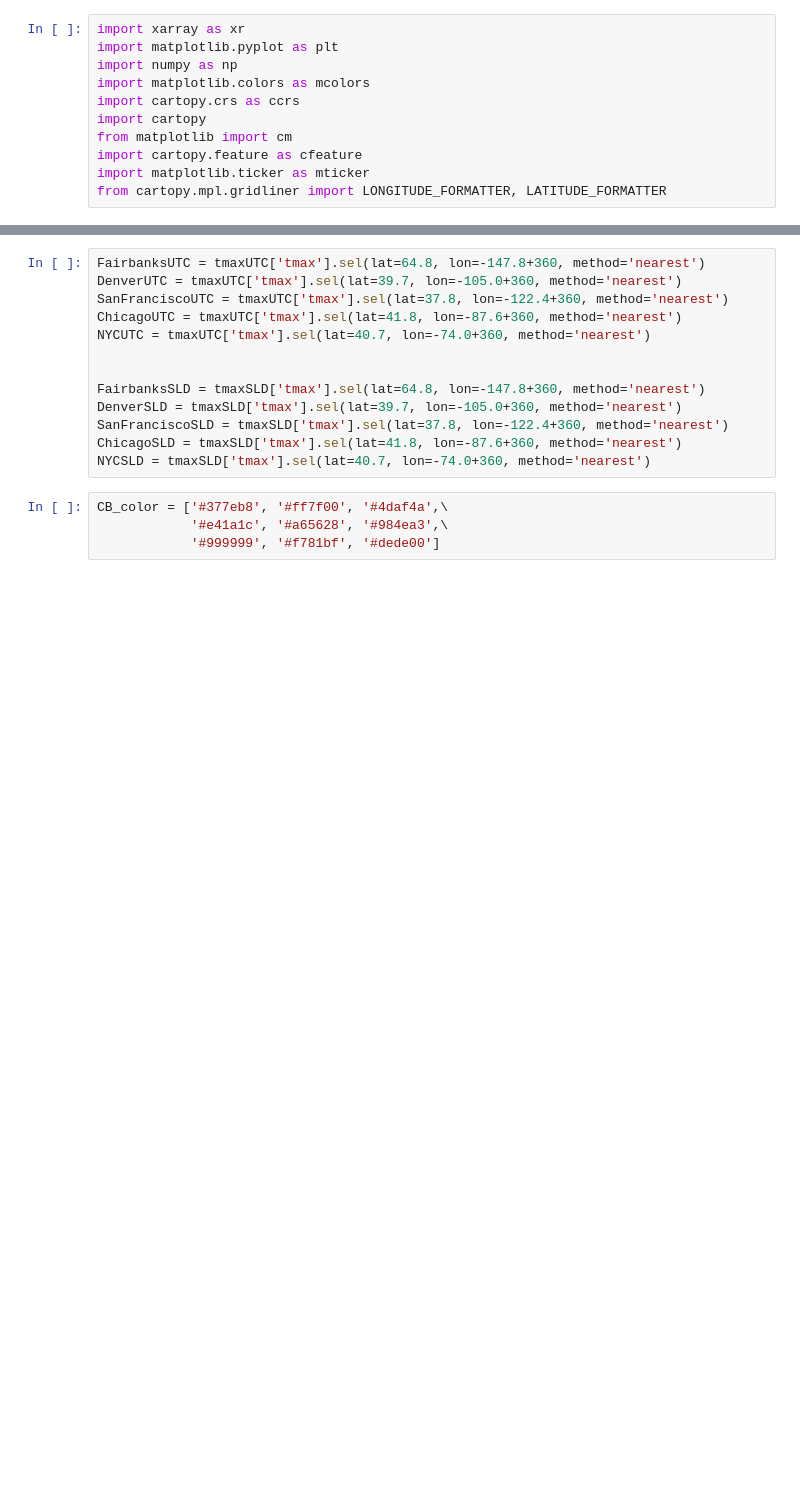
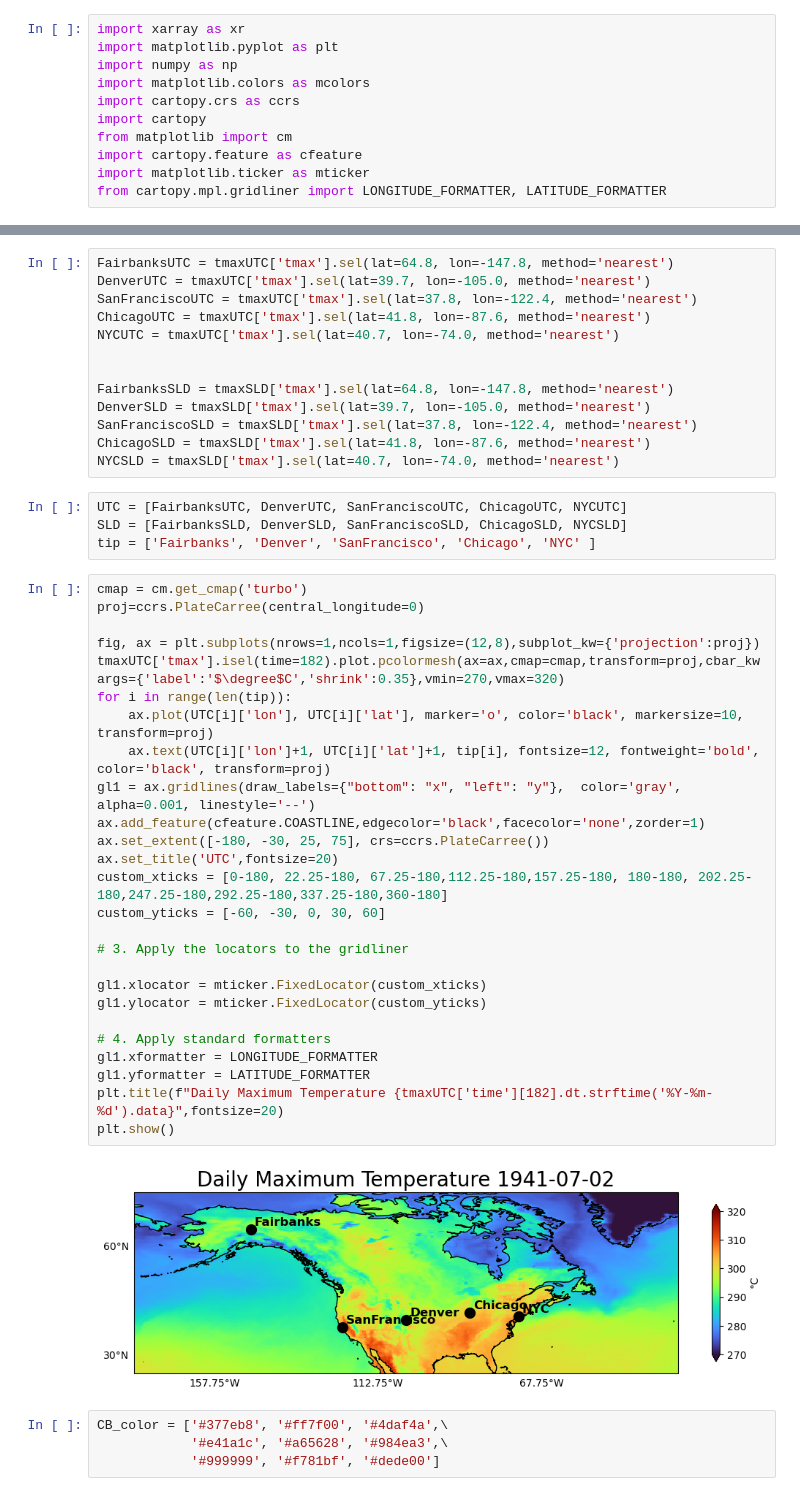
Before and after one commit to GaelleHervieux/ERA5_Tair_Tmin_Tmax, a Jupyter notebook: TMAX_UTCvsSolarDay.ipynb, the cells around one changed output, grey strips where cells are left out. Cells and saved outputs as stored; diff of their text form; blank space fills up the shorter version.

```diff
--- a/TMAX_UTCvsSolarDay.ipynb
+++ b/TMAX_UTCvsSolarDay.ipynb
@@ -15,16 +19,48 @@ tmaxSLD = xr.open_dataset("/Projects/RAPrototype/ERA5/SolarDayTime/tmax.2m.1941.
 # %%
-FairbanksUTC = tmaxUTC['tmax'].sel(lat=64.8, lon=-147.8+360, method='nearest')
-DenverUTC = tmaxUTC['tmax'].sel(lat=39.7, lon=-105.0+360, method='nearest')
-SanFranciscoUTC = tmaxUTC['tmax'].sel(lat=37.8, lon=-122.4+360, method='nearest')
-ChicagoUTC = tmaxUTC['tmax'].sel(lat=41.8, lon=-87.6+360, method='nearest')
-NYCUTC = tmaxUTC['tmax'].sel(lat=40.7, lon=-74.0+360, method='nearest')
+FairbanksUTC = tmaxUTC['tmax'].sel(lat=64.8, lon=-147.8, method='nearest')
+DenverUTC = tmaxUTC['tmax'].sel(lat=39.7, lon=-105.0, method='nearest')
+SanFranciscoUTC = tmaxUTC['tmax'].sel(lat=37.8, lon=-122.4, method='nearest')
+ChicagoUTC = tmaxUTC['tmax'].sel(lat=41.8, lon=-87.6, method='nearest')
+NYCUTC = tmaxUTC['tmax'].sel(lat=40.7, lon=-74.0, method='nearest')
 
 
-FairbanksSLD = tmaxSLD['tmax'].sel(lat=64.8, lon=-147.8+360, method='nearest')
-DenverSLD = tmaxSLD['tmax'].sel(lat=39.7, lon=-105.0+360, method='nearest')
-SanFranciscoSLD = tmaxSLD['tmax'].sel(lat=37.8, lon=-122.4+360, method='nearest')
-ChicagoSLD = tmaxSLD['tmax'].sel(lat=41.8, lon=-87.6+360, method='nearest')
-NYCSLD = tmaxSLD['tmax'].sel(lat=40.7, lon=-74.0+360, method='nearest')
+FairbanksSLD = tmaxSLD['tmax'].sel(lat=64.8, lon=-147.8, method='nearest')
+DenverSLD = tmaxSLD['tmax'].sel(lat=39.7, lon=-105.0, method='nearest')
+SanFranciscoSLD = tmaxSLD['tmax'].sel(lat=37.8, lon=-122.4, method='nearest')
+ChicagoSLD = tmaxSLD['tmax'].sel(lat=41.8, lon=-87.6, method='nearest')
+NYCSLD = tmaxSLD['tmax'].sel(lat=40.7, lon=-74.0, method='nearest')
+# %%
+UTC = [FairbanksUTC, DenverUTC, SanFranciscoUTC, ChicagoUTC, NYCUTC]
+SLD = [FairbanksSLD, DenverSLD, SanFranciscoSLD, ChicagoSLD, NYCSLD]
+tip = ['Fairbanks', 'Denver', 'SanFrancisco', 'Chicago', 'NYC' ]
+# %%
+cmap = cm.get_cmap('turbo')
+proj=ccrs.PlateCarree(central_longitude=0)
+
+fig, ax = plt.subplots(nrows=1,ncols=1,figsize=(12,8),subplot_kw={'projection':proj})
+tmaxUTC['tmax'].isel(time=182).plot.pcolormesh(ax=ax,cmap=cmap,transform=proj,cbar_kwargs={'label':'$\degree$C','shrink':0.35},vmin=270,vmax=320)
+for i in range(len(tip)):
+    ax.plot(UTC[i]['lon'], UTC[i]['lat'], marker='o', color='black', markersize=10, transform=proj)
+    ax.text(UTC[i]['lon']+1, UTC[i]['lat']+1, tip[i], fontsize=12, fontweight='bold', color='black', transform=proj)
+gl1 = ax.gridlines(draw_labels={"bottom": "x", "left": "y"},  color='gray', alpha=0.001, linestyle='--')
+ax.add_feature(cfeature.COASTLINE,edgecolor='black',facecolor='none',zorder=1)
+ax.set_extent([-180, -30, 25, 75], crs=ccrs.PlateCarree())
+ax.set_title('UTC',fontsize=20)
+custom_xticks = [0-180, 22.25-180, 67.25-180,112.25-180,157.25-180, 180-180, 202.25-180,247.25-180,292.25-180,337.25-180,360-180]
+custom_yticks = [-60, -30, 0, 30, 60]
+
+# 3. Apply the locators to the gridliner
+
+gl1.xlocator = mticker.FixedLocator(custom_xticks)
+gl1.ylocator = mticker.FixedLocator(custom_yticks)
+
+# 4. Apply standard formatters
+gl1.xformatter = LONGITUDE_FORMATTER
+gl1.yformatter = LATITUDE_FORMATTER
+plt.title(f"Daily Maximum Temperature {tmaxUTC['time'][182].dt.strftime('%Y-%m-%d').data}",fontsize=20)
+plt.show()
+# %% [output]
+[figure, added]
 # %%
 CB_color = ['#377eb8', '#ff7f00', '#4daf4a',\
             '#e41a1c', '#a65628', '#984ea3',\
```
Also changed, not shown: parts of 3 cells of this notebook.
